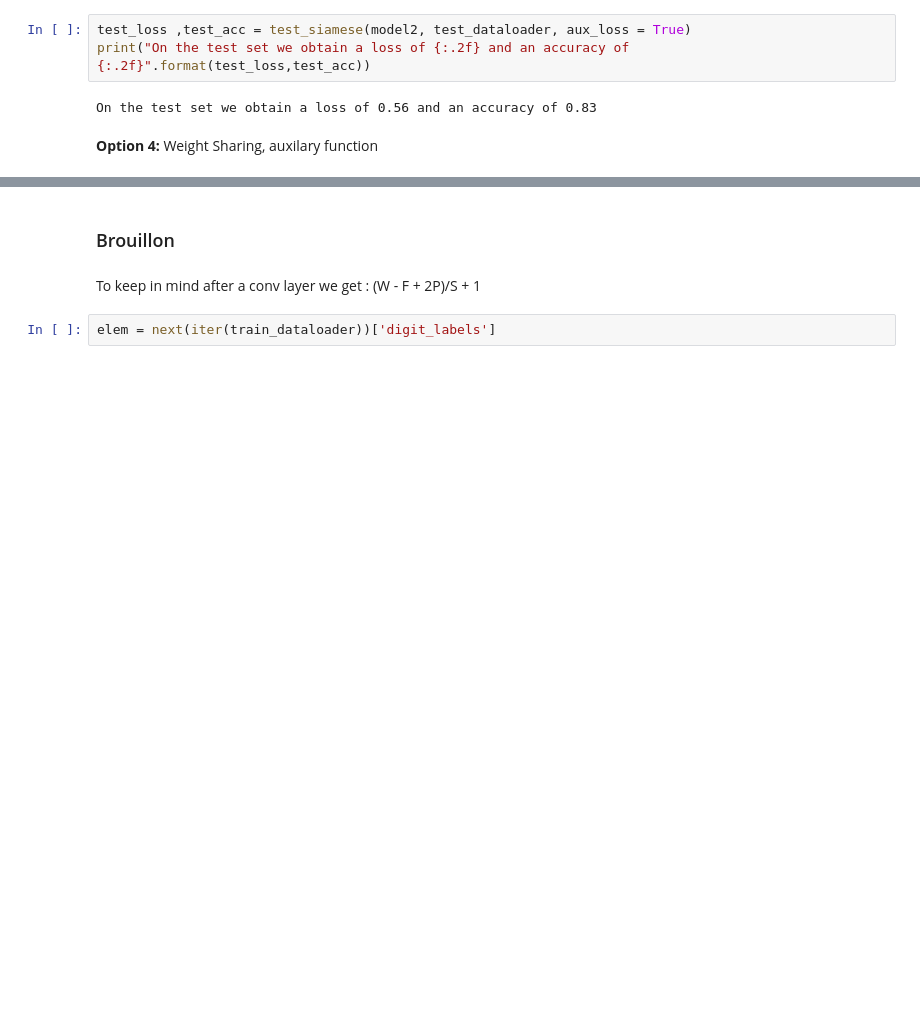
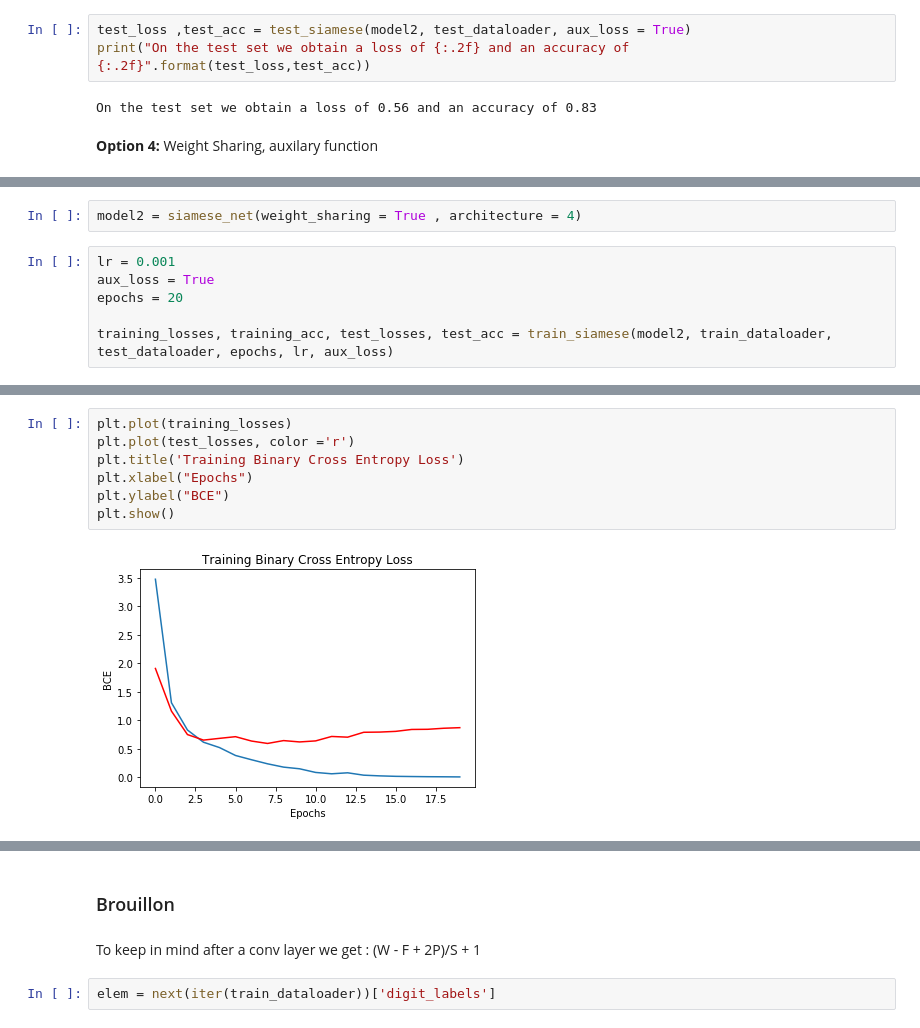
Before and after one commit to hm-haitham/DeepLearning, a Jupyter notebook: project_1/deep_learning_1_vRC.ipynb, the cells around one changed output, grey strips where cells are left out. Saved outputs shown, nothing was run; the diff lists cells and outputs as text; blank space fills up the shorter version.

```diff
--- a/project_1/deep_learning_1_vRC.ipynb
+++ b/project_1/deep_learning_1_vRC.ipynb
@@ -362,0 +472,8 @@ At epoch 20 the accuracy is 1.0
+# %%
+model2 = siamese_net(weight_sharing = True , architecture = 4)
+# %%
+lr = 0.001
+aux_loss = True
+epochs = 20
+
+training_losses, training_acc, test_losses, test_acc = train_siamese(model2, train_dataloader, test_dataloader, epochs, lr, aux_loss)
@@ -362,0 +498,9 @@ At epoch 20 the accuracy is 1.0
+# %%
+plt.plot(training_losses)
+plt.plot(test_losses, color ='r')
+plt.title('Training Binary Cross Entropy Loss')
+plt.xlabel("Epochs")
+plt.ylabel("BCE")
+plt.show()
+# %% [output]
+[figure, added]
```
Also changed, not shown: parts of 25 cells of this notebook, 3 other files.
